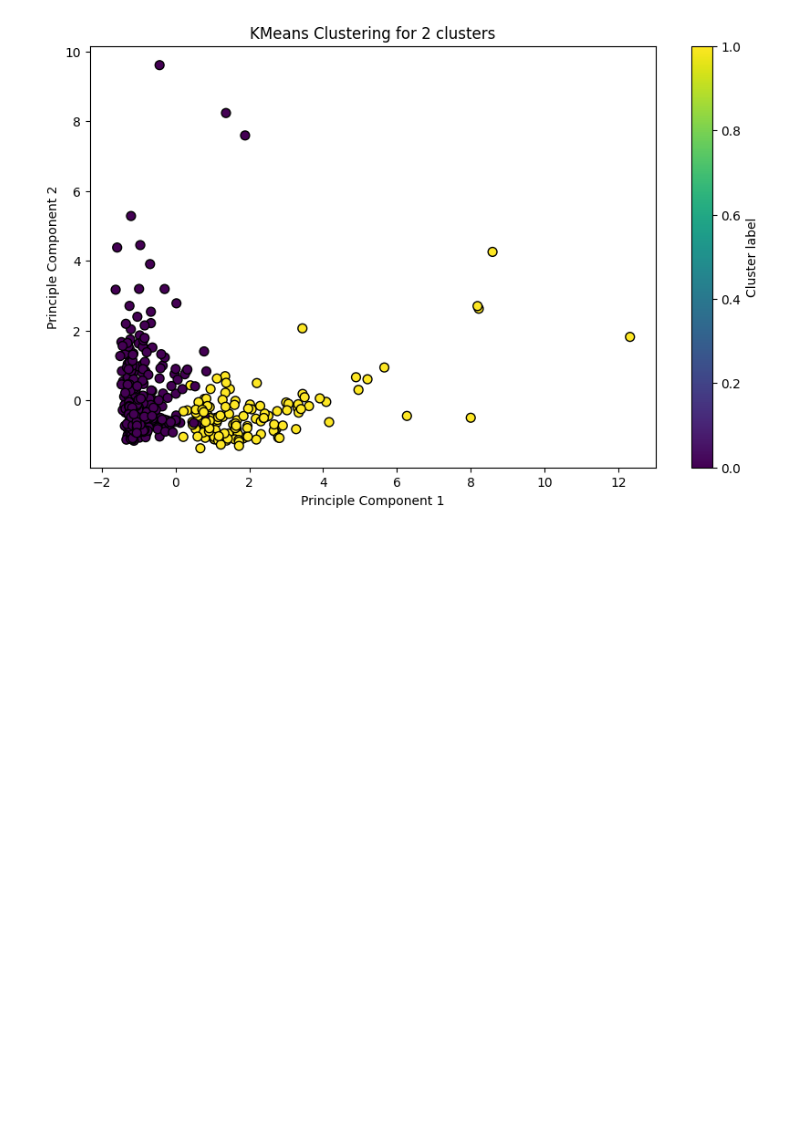
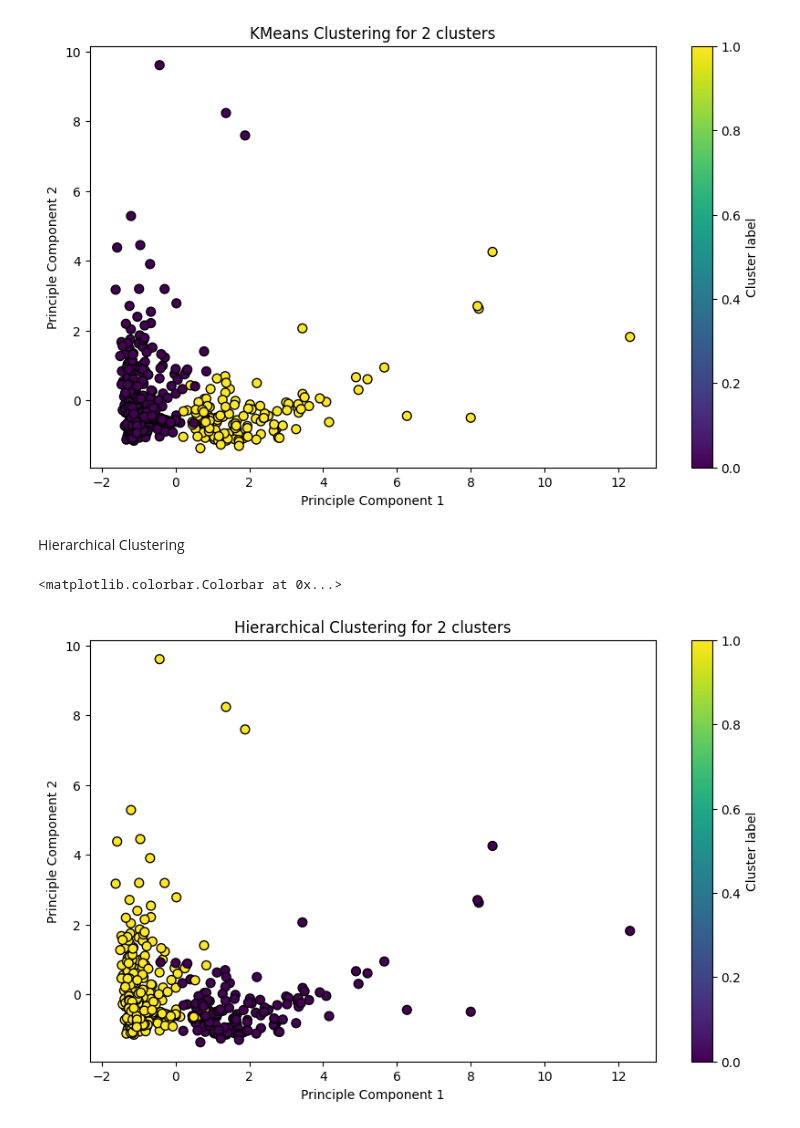
Before and after one commit to ananthk19/clusteringExperiment, a Jupyter notebook: main.ipynb, the cells around one changed output. Cells and saved outputs as stored; diff of their text form; code cells hidden in the pictures; blank space fills up the shorter version.

Commit message:
Plotting the optimal clusters -> Hierarchical

```diff
--- a/main.ipynb
+++ b/main.ipynb
@@ -132,3 +132,27 @@ plt.colorbar(label='Cluster label')
 # %% [output]
 <matplotlib.colorbar.Colorbar at 0x...>
 [figure]
+# %% [markdown]
+Hierarchical Clustering
+# %%
+# Get the clusters generated
+hierClust = AgglomerativeClustering(n_clusters=2, linkage='ward')
+hierLabels = hierClust.fit_predict(data_scaled)
+
+# Plotting the clusters
+plt.figure(figsize=(10, 6))
+plt.scatter(
+    data_pca[:, 0], data_pca[:, 1],
+    c=hierLabels,
+    cmap= 'viridis',
+    marker='o',
+    edgecolor='k',
+    s=50
+    )
+plt.title('Hierarchical Clustering for 2 clusters')
+plt.xlabel('Principle Component 1')
+plt.ylabel('Principle Component 2')
+plt.colorbar(label='Cluster label')
+# %% [output]
+<matplotlib.colorbar.Colorbar at 0x...>
+[figure, added]
```
